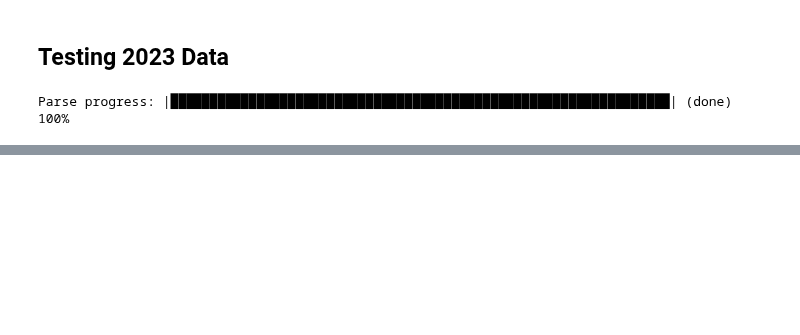
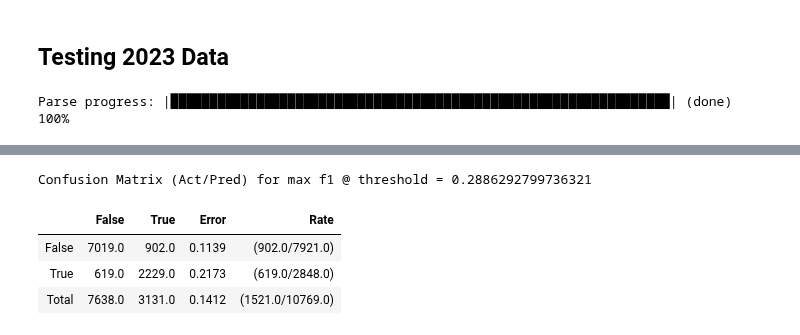
Before and after one commit to davinun99/tesis-model, a Jupyter notebook: Training/TrainingBalanced.ipynb, the cells around one changed output, grey strips where cells are left out. Cells and saved outputs as stored; diff of their text form; code cells hidden in the pictures; blank space fills up the shorter version.

```diff
--- a/Training/TrainingBalanced.ipynb
+++ b/Training/TrainingBalanced.ipynb
@@ -154,0 +173,9 @@ StackedEnsemble_AllModels_1_AutoML_2_20230809_81536 0.7373595505617978 0.9048099
+# %%
+best_model = h2o.get_model('GBM_1_AutoML_5_20230809_181730')
+best_model.model_performance(test_frame).confusion_matrix()
+# %% [output]
+Confusion Matrix (Act/Pred) for max f1 @ threshold = 0.2886292799736321
+|  | False | True | Error | Rate |
+| False | 7019.0 | 902.0 | 0.1139 | (902.0/7921.0) |
+| True | 619.0 | 2229.0 | 0.2173 | (619.0/2848.0) |
+| Total | 7638.0 | 3131.0 | 0.1412 | (1521.0/10769.0) |
```
Also changed, not shown: parts of 9 cells of this notebook, 6 other files.
